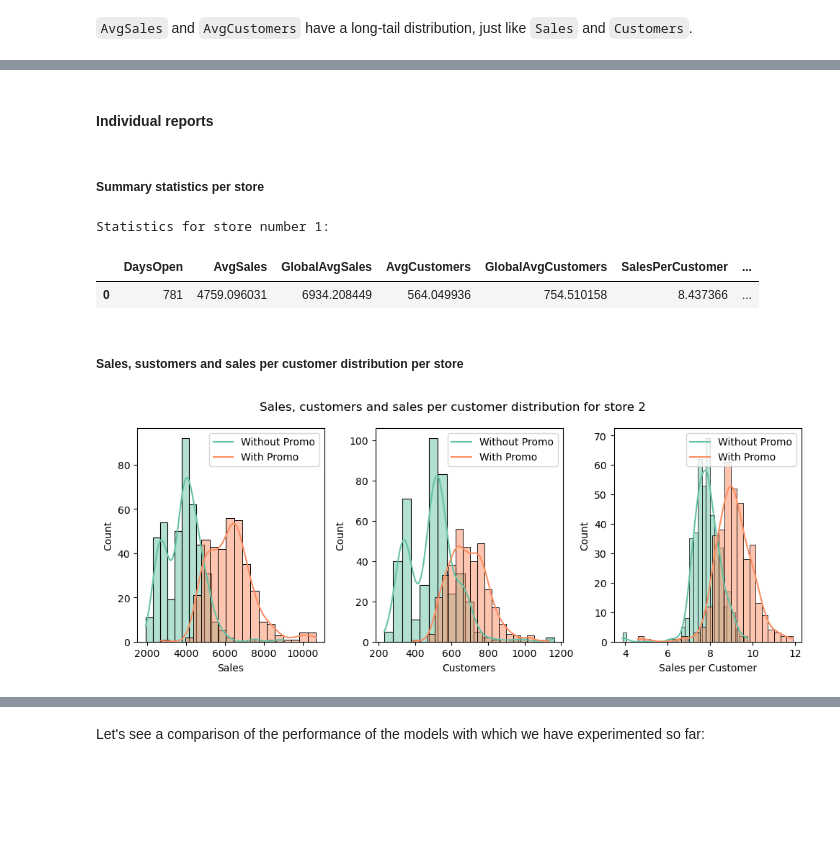
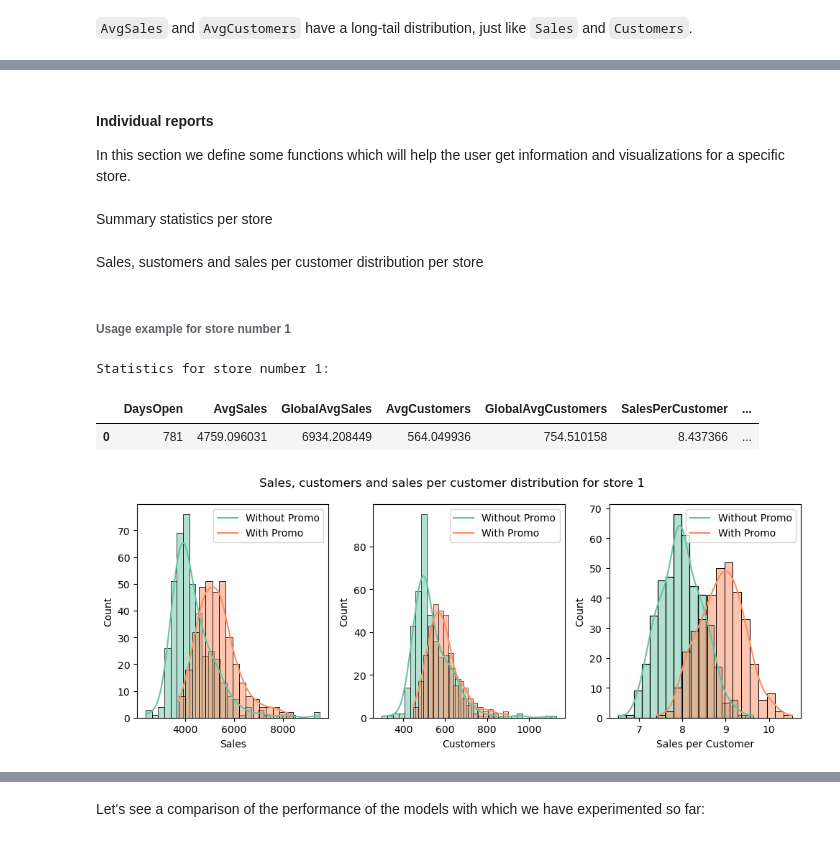
Before and after one commit to xaviermondragon/rossmann, a Jupyter notebook: notebooks/6_reports.ipynb, the cells around one changed output, grey strips where cells are left out. Drawn from its saved outputs; the diff is of its cells as text; code cells hidden in the pictures; blank space fills up the shorter version.

```diff
--- a/notebooks/6_reports.ipynb
+++ b/notebooks/6_reports.ipynb
@@ -104,7 +120,9 @@ avgs.drop('Store', axis=1).describe()
 # %% [markdown]
 #### Individual reports
+
+In this section we define some functions which will help the user get information and visualizations for a specific store.
 # %% [markdown]
-##### Summary statistics per store
+Summary statistics per store
 # %%
 def display_store_statistics(store):
     '''
@@ -124,15 +142,8 @@ def display_store_statistics(store):
                         'SalesPerCustomer', 'GlobalSalesPerCustomer']]
     print(f"Statistics for store number {store}:")
     display(stats_df)
-# %%
-# Usage example for store number 1
-display_store_statistics(1)
-# %% [output]
-Statistics for store number 1:
-|  | DaysOpen | AvgSales | GlobalAvgSales | AvgCustomers | GlobalAvgCustomers | SalesPerCustomer | ... |
-| 0 | 781 | 4759.096031 | 6934.208449 | 564.049936 | 754.510158 | 8.437366 | ... |
 # %% [markdown]
-##### Sales, sustomers and sales per customer distribution per store
+Sales, sustomers and sales per customer distribution per store
 # %%
 def draw_sales_and_customers_dists(store):
     '''
@@ -168,5 +194,12 @@ def draw_sales_and_customers_dists(store):
+# %% [markdown]
+###### Usage example for store number 1
+# %%
+display_store_statistics(1)
+# %% [output]
+Statistics for store number 1:
+|  | DaysOpen | AvgSales | GlobalAvgSales | AvgCustomers | GlobalAvgCustomers | SalesPerCustomer | ... |
+| 0 | 781 | 4759.096031 | 6934.208449 | 564.049936 | 754.510158 | 8.437366 | ... |
 # %%
-# Usage example for store number 2
-draw_sales_and_customers_dists(2)
+draw_sales_and_customers_dists(1)
 # %% [output]
-[figure, old version]
+[figure, new version]
```
Also changed, not shown: parts of 17 cells of this notebook, 1 other file.
